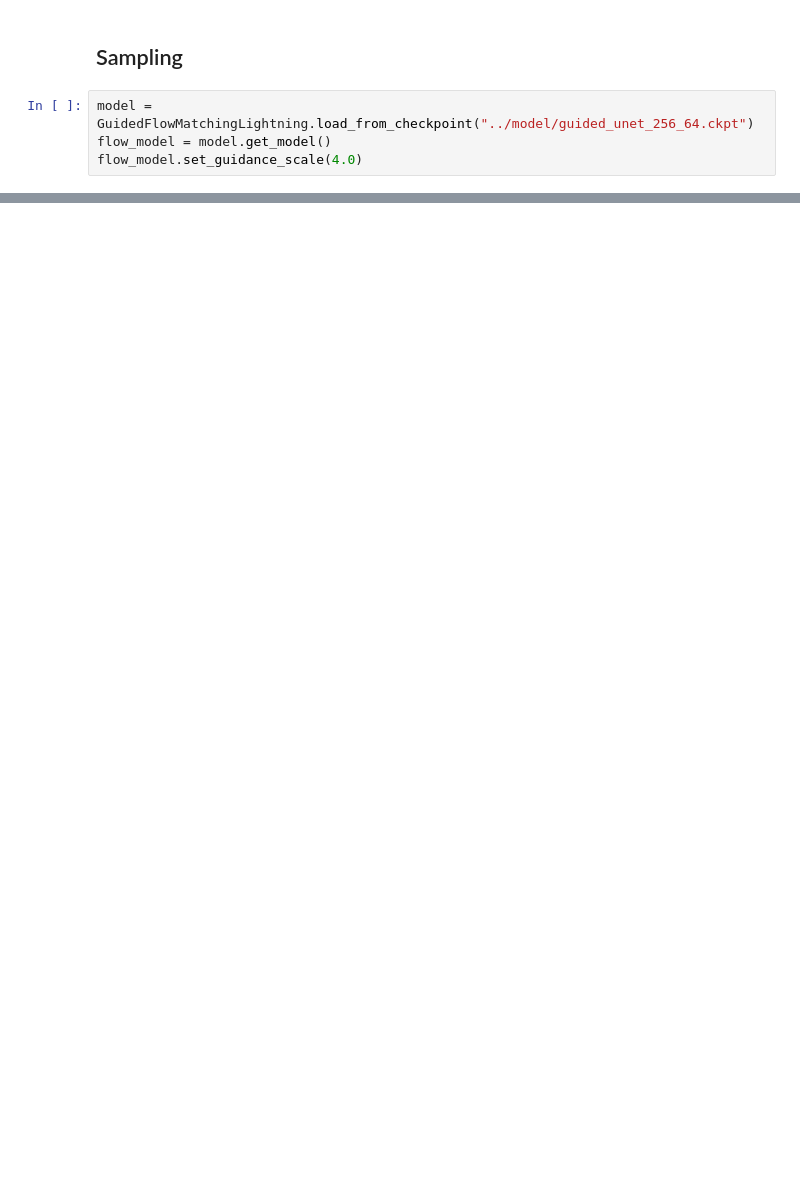
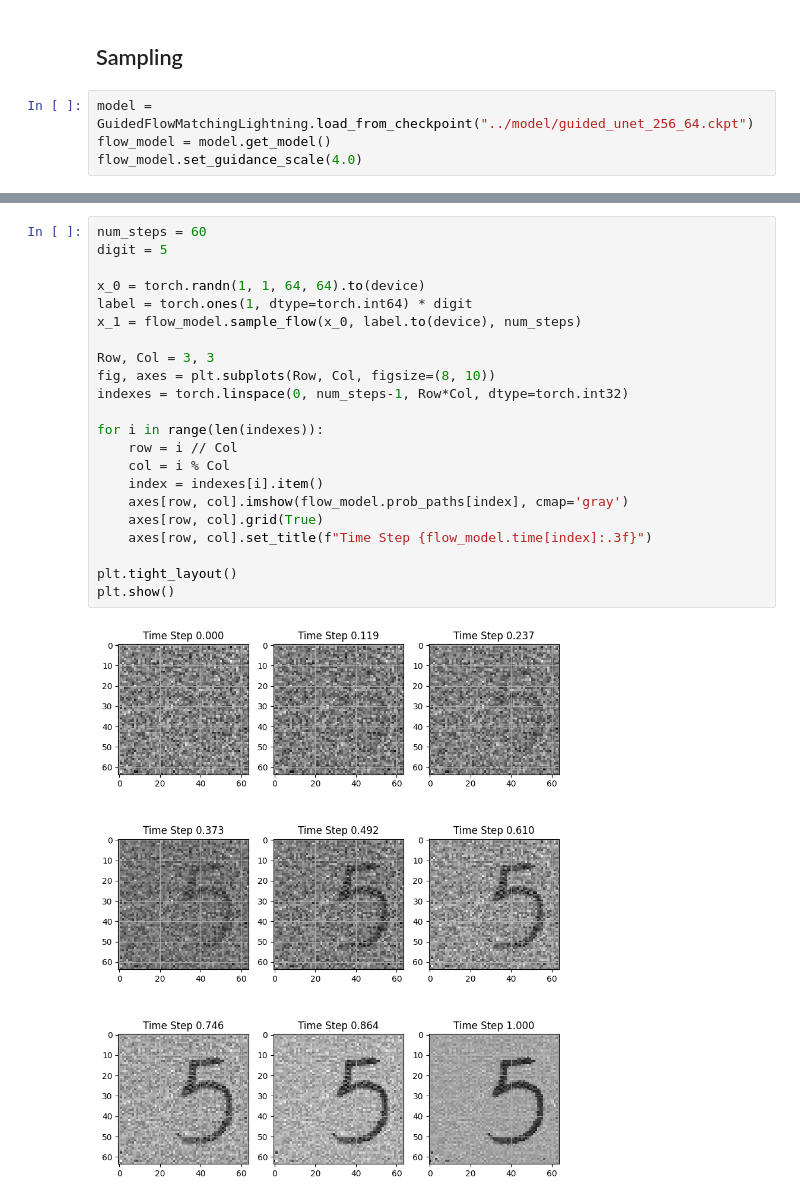
Before and after one commit to arafatshovon/flow-matching-and-llm, a Jupyter notebook: notebooks/Flow_Matching.ipynb, the cells around one changed output, grey strips where cells are left out. Drawn from its saved outputs; the diff is of its cells as text; blank space fills up the shorter version.

```diff
--- a/notebooks/Flow_Matching.ipynb
+++ b/notebooks/Flow_Matching.ipynb
@@ -740 +720,25 @@ plt.show()
+# %%
+num_steps = 60
+digit = 5
+
+x_0 = torch.randn(1, 1, 64, 64).to(device)
+label = torch.ones(1, dtype=torch.int64) * digit
+x_1 = flow_model.sample_flow(x_0, label.to(device), num_steps)
+
+Row, Col = 3, 3
+fig, axes = plt.subplots(Row, Col, figsize=(8, 10))
+indexes = torch.linspace(0, num_steps-1, Row*Col, dtype=torch.int32)
+
+for i in range(len(indexes)):
+    row = i // Col
+    col = i % Col
+    index = indexes[i].item()
+    axes[row, col].imshow(flow_model.prob_paths[index], cmap='gray')
+    axes[row, col].grid(True)
+    axes[row, col].set_title(f"Time Step {flow_model.time[index]:.3f}")
+
+plt.tight_layout()
+plt.show()
+# %% [output]
+[figure, added]
 # %% [markdown]
```
Also changed, not shown: parts of 5 cells of this notebook.
